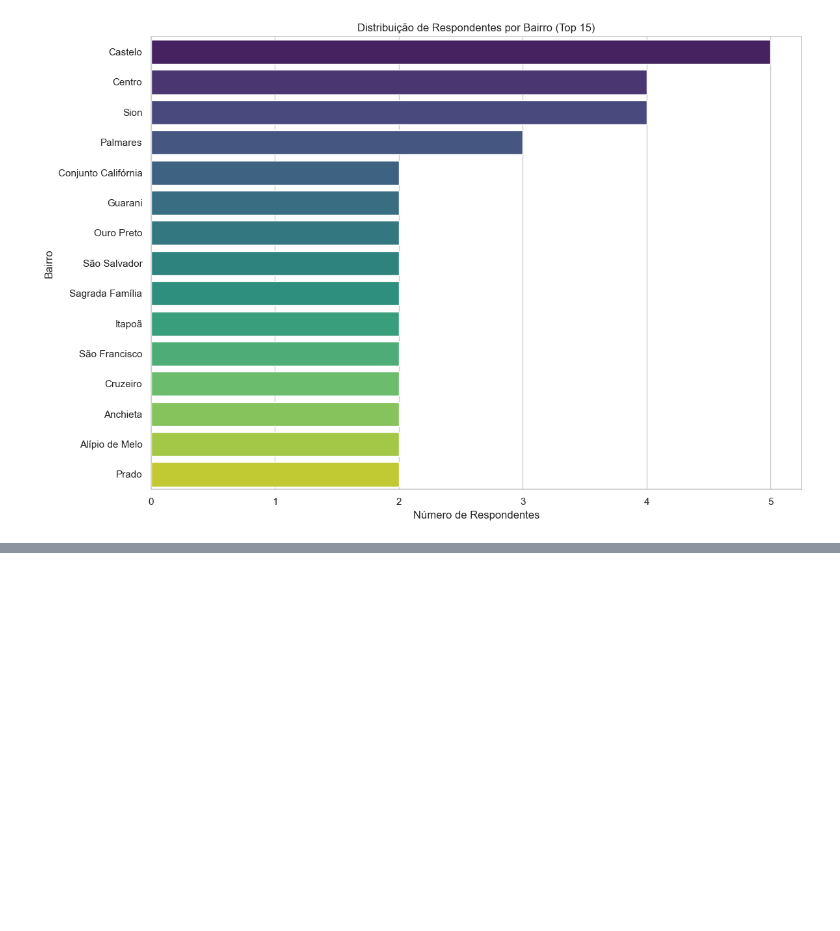
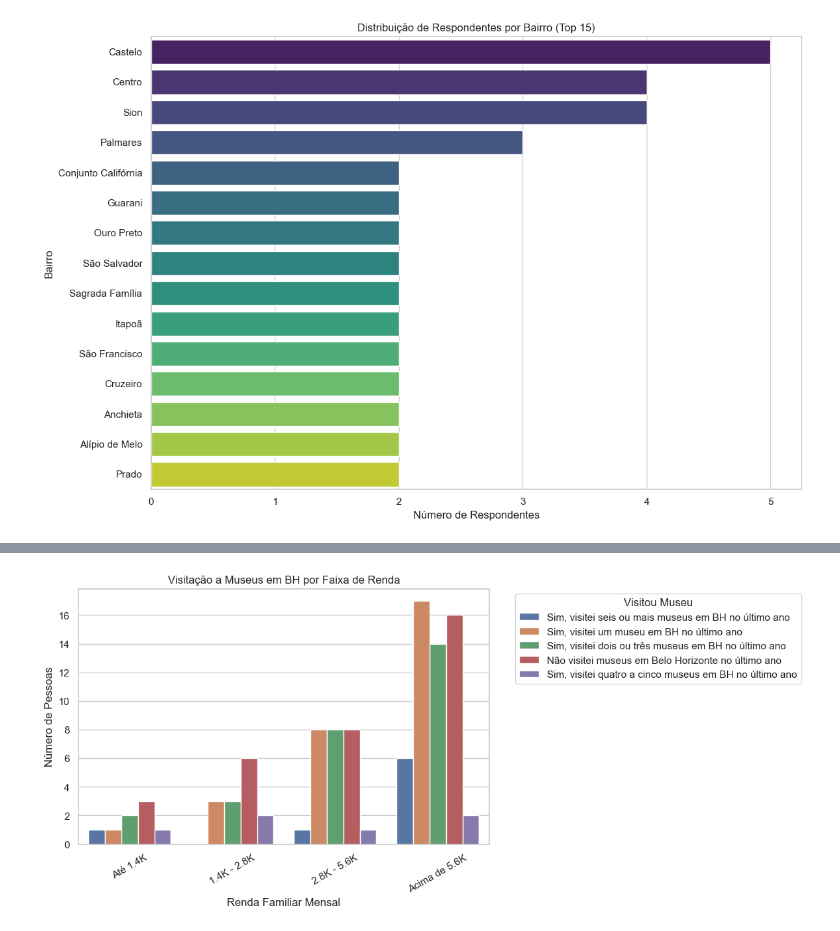
Before and after one commit to brunasaturnino/Usu-rios, a Jupyter notebook: graficos_gui.ipynb, the cells around one changed output, grey strips where cells are left out. Saved outputs shown, nothing was run; the diff lists cells and outputs as text; code cells hidden in the pictures; blank space fills up the shorter version.

```diff
--- a/graficos_gui.ipynb
+++ b/graficos_gui.ipynb
@@ -185,0 +237,41 @@ Passing `palette` without assigning `hue` is deprecated and will be removed in v
+# %%
+import pandas as pd
+import matplotlib.pyplot as plt
+import seaborn as sns
+
+# Carregar o arquivo CSV
+file_path = "museu_cleaned.csv"
+df = pd.read_csv(file_path)
+
+# Renomear as colunas para facilitar o manuseio
+df.rename(columns={
+    "Qual_é_sua_renda_familiar_mensal_A_renda_familiar_é_a_soma_de_todos_os_ganhos_financeiros_dos_membros_de_uma_família_que_moram_no_mesmo_endereço": "Renda",
+    "Você_visitou_algum_museu_em_Belo_Horizonte_no_último_ano": "Visitou_Museu"
+}, inplace=True)
+
+# Dicionário para simplificar os valores de renda
+mapeamento_renda = {
+    "Menos que R$ 1.412,00": "Até 1.4K",
+    "Entre R$ 1.412,01 e R$ 2.824,00": "1.4K - 2.8K",
+    "Entre R$ 2.824,01 e  R$ 5.648,00": "2.8K - 5.6K",
+    "Acima de R$ 5.648,00": "Acima de 5.6K"
+}
+
+# Aplicar o mapeamento
+df["Renda_Simplificada"] = df["Renda"].map(mapeamento_renda)
+
+# Criar gráfico cruzado entre Renda e Visita ao Museu
+plt.figure(figsize=(8, 5))
+sns.countplot(data=df, x="Renda_Simplificada", hue="Visitou_Museu", order=mapeamento_renda.values())
+
+# Configurações do gráfico
+plt.xlabel("Renda Familiar Mensal")
+plt.ylabel("Número de Pessoas")
+plt.title("Visitação a Museus em BH por Faixa de Renda")
+plt.xticks(rotation=30)
+plt.legend(title="Visitou Museu", bbox_to_anchor=(1.05, 1), loc="upper left")
+
+# Mostrar gráfico
+plt.show()
+# %% [output]
+[figure, added]
```
Also changed, not shown: parts of 2 cells of this notebook, 2 other files.
